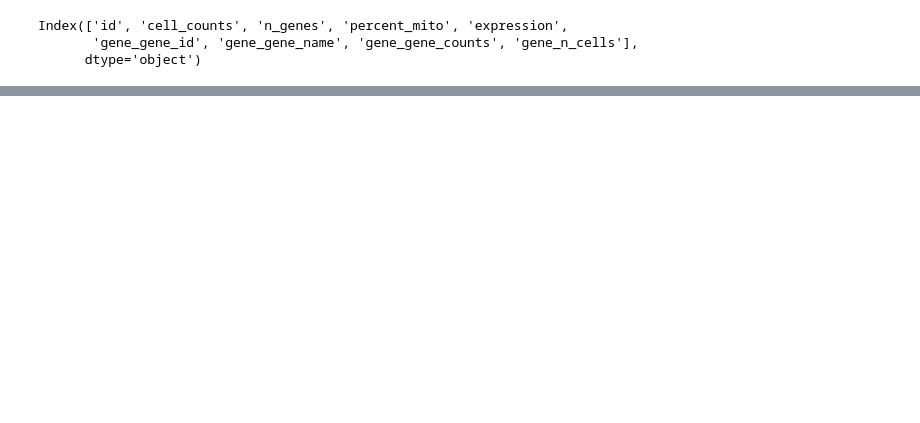
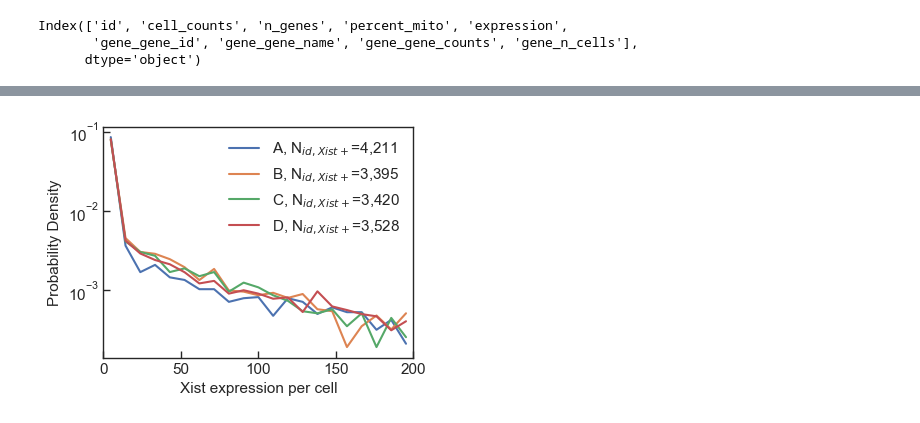
Before and after one commit to Guoming-Gao/GG-general-GuttmanLab, a Jupyter notebook: Plot_starsolo_h5ad.ipynb, the cells around one changed output, grey strips where cells are left out. Cells and saved outputs as stored; diff of their text form; code cells hidden in the pictures; blank space fills up the shorter version.

```diff
--- a/Plot_starsolo_h5ad.ipynb
+++ b/Plot_starsolo_h5ad.ipynb
@@ -141,0 +126,38 @@ plt.savefig("hist_cell_counts_across_4_conditions.png", format="png", dpi=300)
+# %%
+# cell_counts: Represents the total UMI/read counts per cell across all genes.
+x_max = 200
+cname = "expression"
+dfa = df_A_all[df_A_all[cname] > 0][cname]
+dfb = df_B_all[df_B_all[cname] > 0][cname]
+dfc = df_C_all[df_C_all[cname] > 0][cname]
+dfd = df_D_all[df_D_all[cname] > 0][cname]
+hist_A, bins_edge = np.histogram(dfa, bins=21, range=(0, x_max), density=True)
+hist_B, bins_edge = np.histogram(dfb, bins=21, range=(0, x_max), density=True)
+hist_C, bins_edge = np.histogram(dfc, bins=21, range=(0, x_max), density=True)
+hist_D, bins_edge = np.histogram(dfd, bins=21, range=(0, x_max), density=True)
+midpoints = (bins_edge[:-1] + bins_edge[1:]) / 2
+plt.figure(figsize=(4, 3))
+plt.plot(midpoints, hist_A, label=r"A, N$_{id,Xist+}$=" + f"{dfa.shape[0]:,}")
+plt.plot(midpoints, hist_B, label=r"B, N$_{id,Xist+}$=" + f"{dfb.shape[0]:,}")
+plt.plot(midpoints, hist_C, label=r"C, N$_{id,Xist+}$=" + f"{dfc.shape[0]:,}")
+plt.plot(midpoints, hist_D, label=r"D, N$_{id,Xist+}$=" + f"{dfd.shape[0]:,}")
+plt.xlim(0, x_max)
+plt.yscale('log')
+plt.legend(frameon=False)
+# adjust
+plt.xlabel(r"Xist expression per cell", fontsize=11)
+plt.ylabel(r"Probability Density", fontsize=11)
+plt.gca().spines[:].set_linewidth(1)
+plt.gca().tick_params(
+    axis="both",
+    which="major",
+    labelsize=11,
+    direction="in",
+    bottom=True,
+    left=True,
+    length=5,
+    width=1,
+)
+plt.savefig("hist_Xist_expression_across_4_conditions.png", format="png", dpi=300)
+# %% [output]
+[figure, added]
```
Also changed, not shown: parts of 3 cells of this notebook.
